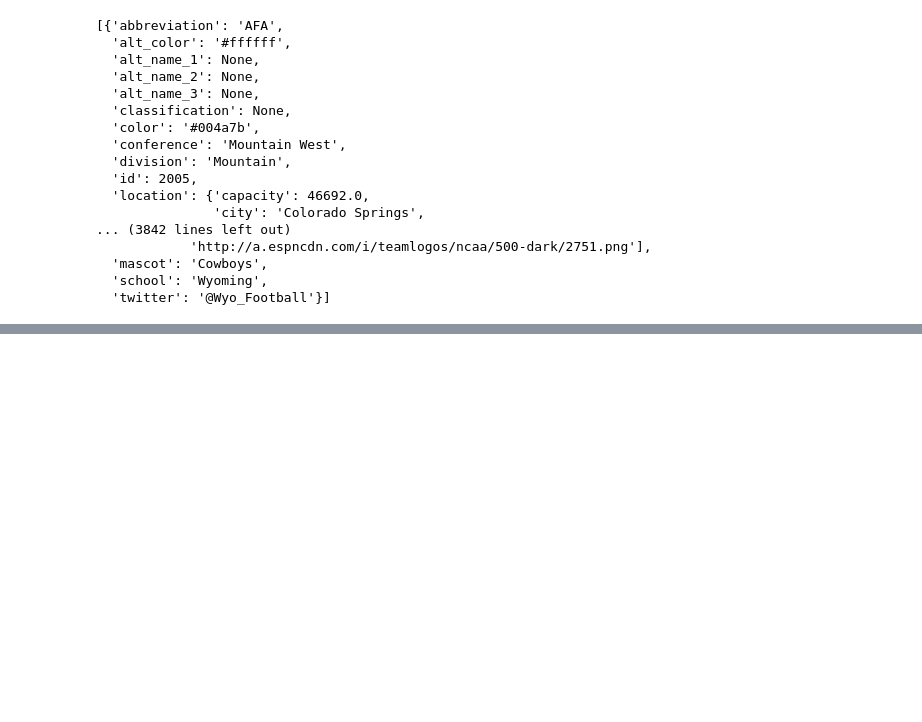
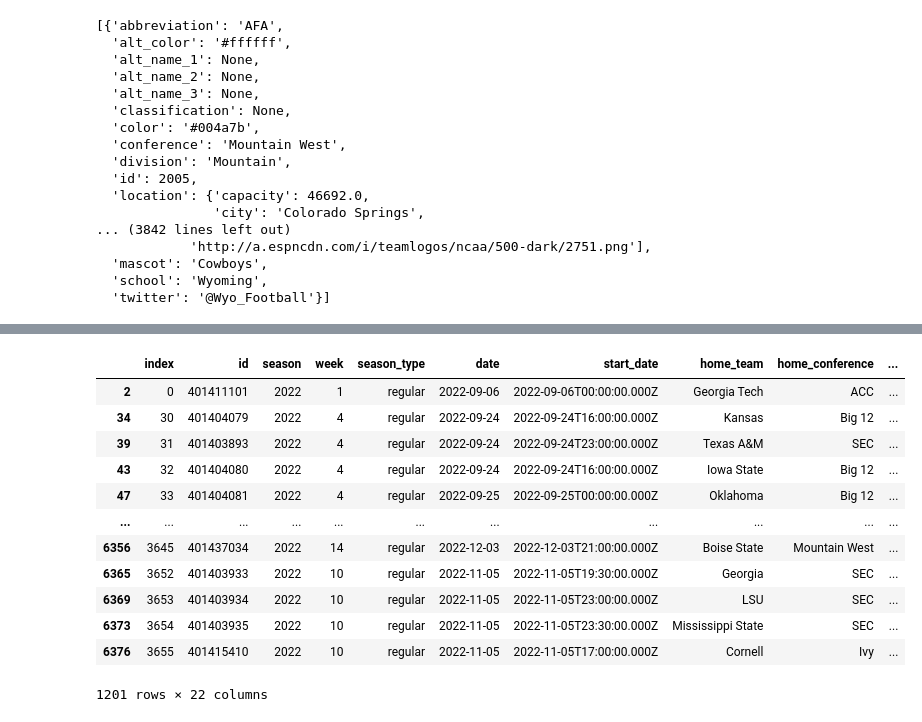
Before and after one commit to ajgrande615/DA9_CFB_Analysis, a Jupyter notebook: data_ex.ipynb, the cells around one changed output, grey strips where cells are left out. Drawn from its saved outputs; the diff is of its cells as text; code cells hidden in the pictures; blank space fills up the shorter version.

```diff
--- a/data_ex.ipynb
+++ b/data_ex.ipynb
@@ -135,0 +218,16 @@ pd.json_normalize(betting_2022_df[0])
+# %%
+lines_2022_con
+# %% [output]
+|  | index | id | season | week | season_type | date | start_date | home_team | home_conference | ... |
+| 2 | 0 | 401411101 | 2022 | 1 | regular | 2022-09-06 | 2022-09-06T00:00:00.000Z | Georgia Tech | ACC | ... |
+| 34 | 30 | 401404079 | 2022 | 4 | regular | 2022-09-24 | 2022-09-24T16:00:00.000Z | Kansas | Big 12 | ... |
+| 39 | 31 | 401403893 | 2022 | 4 | regular | 2022-09-24 | 2022-09-24T23:00:00.000Z | Texas A&M | SEC | ... |
+| 43 | 32 | 401404080 | 2022 | 4 | regular | 2022-09-24 | 2022-09-24T16:00:00.000Z | Iowa State | Big 12 | ... |
+| 47 | 33 | 401404081 | 2022 | 4 | regular | 2022-09-25 | 2022-09-25T00:00:00.000Z | Oklahoma | Big 12 | ... |
+| ... | ... | ... | ... | ... | ... | ... | ... | ... | ... | ... |
+| 6356 | 3645 | 401437034 | 2022 | 14 | regular | 2022-12-03 | 2022-12-03T21:00:00.000Z | Boise State | Mountain West | ... |
+| 6365 | 3652 | 401403933 | 2022 | 10 | regular | 2022-11-05 | 2022-11-05T19:30:00.000Z | Georgia | SEC | ... |
+| 6369 | 3653 | 401403934 | 2022 | 10 | regular | 2022-11-05 | 2022-11-05T23:00:00.000Z | LSU | SEC | ... |
+| 6373 | 3654 | 401403935 | 2022 | 10 | regular | 2022-11-05 | 2022-11-05T23:30:00.000Z | Mississippi State | SEC | ... |
+| 6376 | 3655 | 401415410 | 2022 | 10 | regular | 2022-11-05 | 2022-11-05T17:00:00.000Z | Cornell | Ivy | ... |
+1201 rows × 22 columns
```
Also changed, not shown: parts of 29 cells of this notebook.
